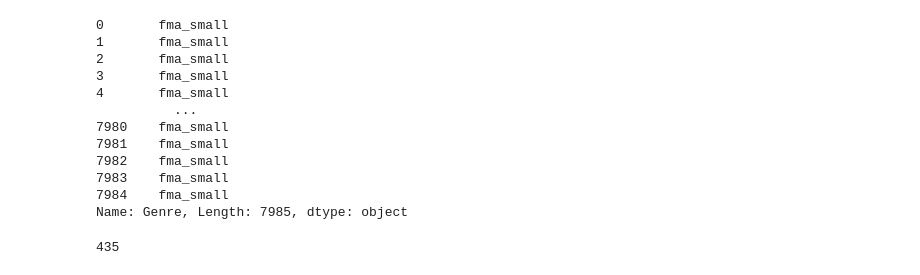
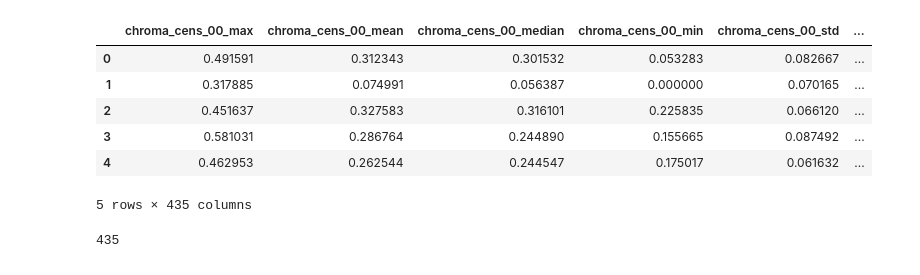
Before and after one commit to SzewczykSzy/Musical-Genres-Classification, a Jupyter notebook: notebooks/features_extraction/NN_Features_csv.ipynb, the cells around one changed output. Saved outputs shown, nothing was run; the diff lists cells and outputs as text; code cells hidden in the pictures.

Commit message:
Additional features to extract

```diff
--- a/notebooks/NN_Features_csv.ipynb
+++ b/notebooks/features_extraction/NN_Features_csv.ipynb
@@ -4,21 +4,16 @@ import numpy as np
 import pandas as pd
 import scipy
 # %%
-# df = pd.read_csv("../datasets/fma/fma_small_extracted_features.csv")
-# df["Genre"]
+df = pd.read_csv("../datasets/fma/fma_small_extracted_features.csv")
+df.head()
 # %% [output]
+|  | chroma_cens_00_max | chroma_cens_00_mean | chroma_cens_00_median | chroma_cens_00_min | chroma_cens_00_std | ... |
+| 0 | 0.491591 | 0.312343 | 0.301532 | 0.053283 | 0.082667 | ... |
+| 1 | 0.317885 | 0.074991 | 0.056387 | 0.000000 | 0.070165 | ... |
+| 2 | 0.451637 | 0.327583 | 0.316101 | 0.225835 | 0.066120 | ... |
+| 3 | 0.581031 | 0.286764 | 0.244890 | 0.155665 | 0.087492 | ... |
+| 4 | 0.462953 | 0.262544 | 0.244547 | 0.175017 | 0.061632 | ... |
-0       fma_small
-1       fma_small
-2       fma_small
-3       fma_small
-4       fma_small
-          ...
-7980    fma_small
-7981    fma_small
-7982    fma_small
-7983    fma_small
-7984    fma_small
-Name: Genre, Length: 7985, dtype: object
+5 rows × 435 columns
 # %%
 def columns():
     feature_sizes = dict(chroma_stft=12, chroma_cqt=12, chroma_cens=12,
```
Also changed, not shown: parts of 7 cells of this notebook, 3 other files.
